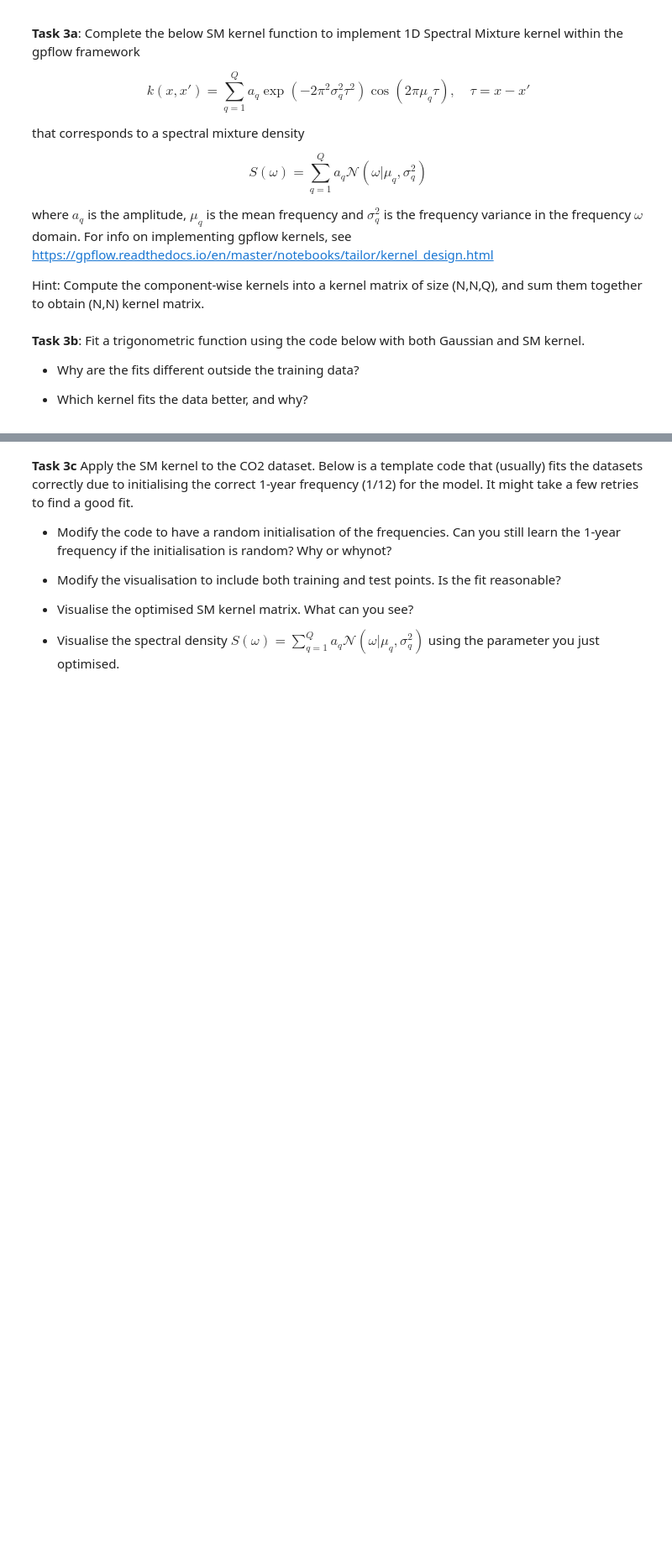
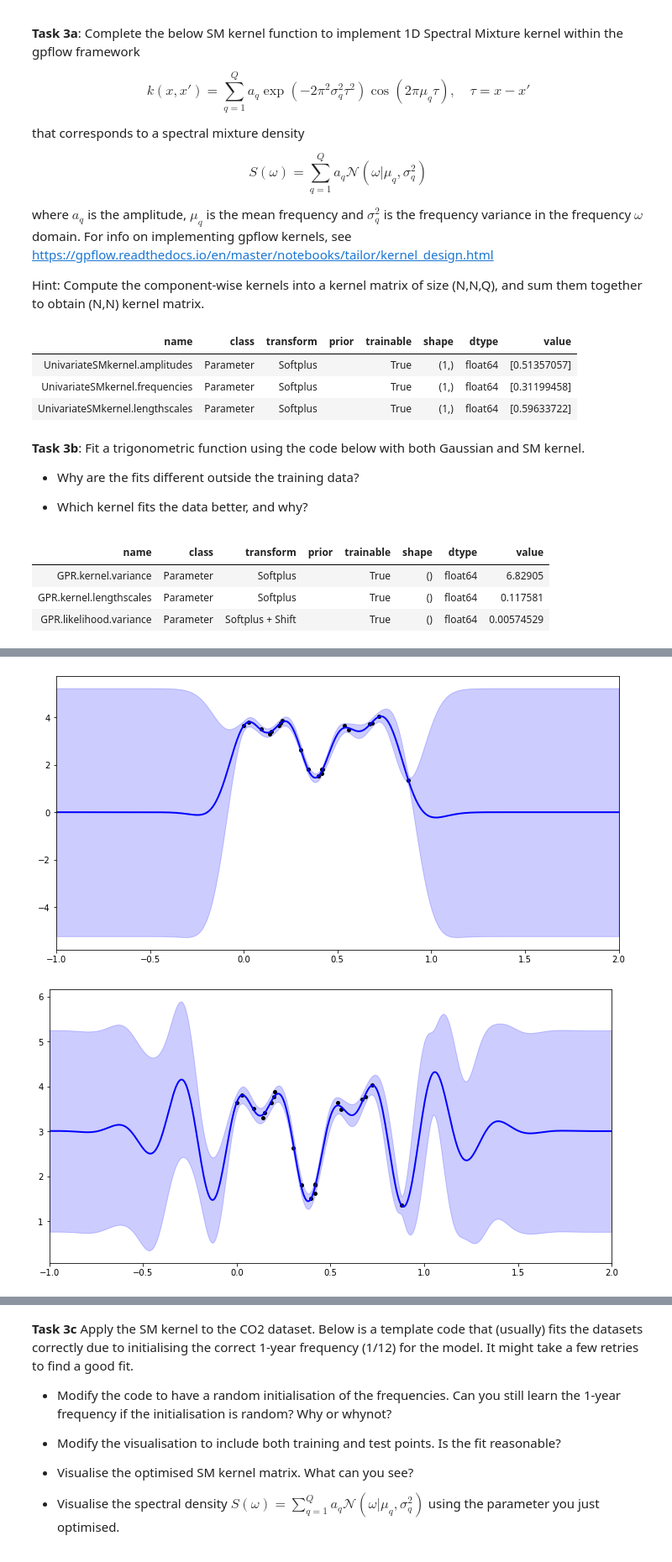
Before and after one commit to talayeha/gaussian-process, a Jupyter notebook: lab4/lab4.ipynb, the cells around one changed output, grey strips where cells are left out. Shown at 84% size. Saved outputs shown, nothing was run; the diff lists cells and outputs as text; code cells hidden in the pictures; blank space fills up the shorter version.

```diff
--- a/lab4/lab4.ipynb
+++ b/lab4/lab4.ipynb
@@ -529,7 +546,6 @@ class UnivariateSMkernel(gpflow.kernels.Kernel):
             X2 = X1
 
         ##############################
-        kernel = []
 
         tau = X1[:, None] - X2[None, :]
         exp = tf.math.exp(
@@ -537,7 +553,9 @@ class UnivariateSMkernel(gpflow.kernels.Kernel):
         )
         cos = tf.math.cos(2 * np.pi * self.frequencies * (tau))
         res = self.amplitudes * exp * cos
-        kernel.append(tmp)
+        assert res.shape == (X1.shape[0], X2.shape[0], self.Q)
+        kernel = tf.reduce_sum(res, axis=2)
+        assert kernel.shape == (X1.shape[0], X2.shape[0])
         ##############################
 
         ##  >>>> SOLUTION CODE BELOW, REMOVE BEFORE GIVING TO STUDENTS <<<<
@@ -547,6 +565,11 @@ class UnivariateSMkernel(gpflow.kernels.Kernel):
 from gpflow.utilities import print_summary, positive
 usmk = UnivariateSMkernel()
 print_summary(usmk, fmt="notebook")
+# %% [output]
+| name | class | transform | prior | trainable | shape | dtype | value |
+| UnivariateSMkernel.amplitudes | Parameter | Softplus |  | True | (1,) | float64 | [0.51357057] |
+| UnivariateSMkernel.frequencies | Parameter | Softplus |  | True | (1,) | float64 | [0.31199458] |
+| UnivariateSMkernel.lengthscales | Parameter | Softplus |  | True | (1,) | float64 | [0.59633722] |
 # %% [markdown]
 __Task 3b__: Fit a trigonometric function using the code below with both Gaussian and SM kernel.
 
@@ -580,7 +603,7 @@ mg.likelihood.variance.assign(0.01)
 opt.minimize(mg.training_loss, variables=mg.trainable_variables)
 
 # print and plot
-# gpflow.utilities.print_summary(mg)
+gpflow.utilities.print_summary(mg)
 plotgp(mg, X, Y, -1, 2)
 
 
@@ -591,5 +614,10 @@ ms.likelihood.variance.assign(0.01)
 opt.minimize(ms.training_loss, variables=ms.trainable_variables)
 
 # print and plot
-# gpflow.utilities.print_summary(ms)
+gpflow.utilities.print_summary(ms)
 plotgp(ms, X, Y, -1, 2)
+# %% [output]
+| name | class | transform | prior | trainable | shape | dtype | value |
+| GPR.kernel.variance | Parameter | Softplus |  | True | () | float64 | 6.82905 |
+| GPR.kernel.lengthscales | Parameter | Softplus |  | True | () | float64 | 0.117581 |
+| GPR.likelihood.variance | Parameter | Softplus + Shift |  | True | () | float64 | 0.00574529 |
@@ -595,0 +629,2 @@ plotgp(ms, X, Y, -1, 2)
+[figure, added]
+[figure, added]
```
Also changed, not shown: parts of 16 cells of this notebook, 1 other file.
